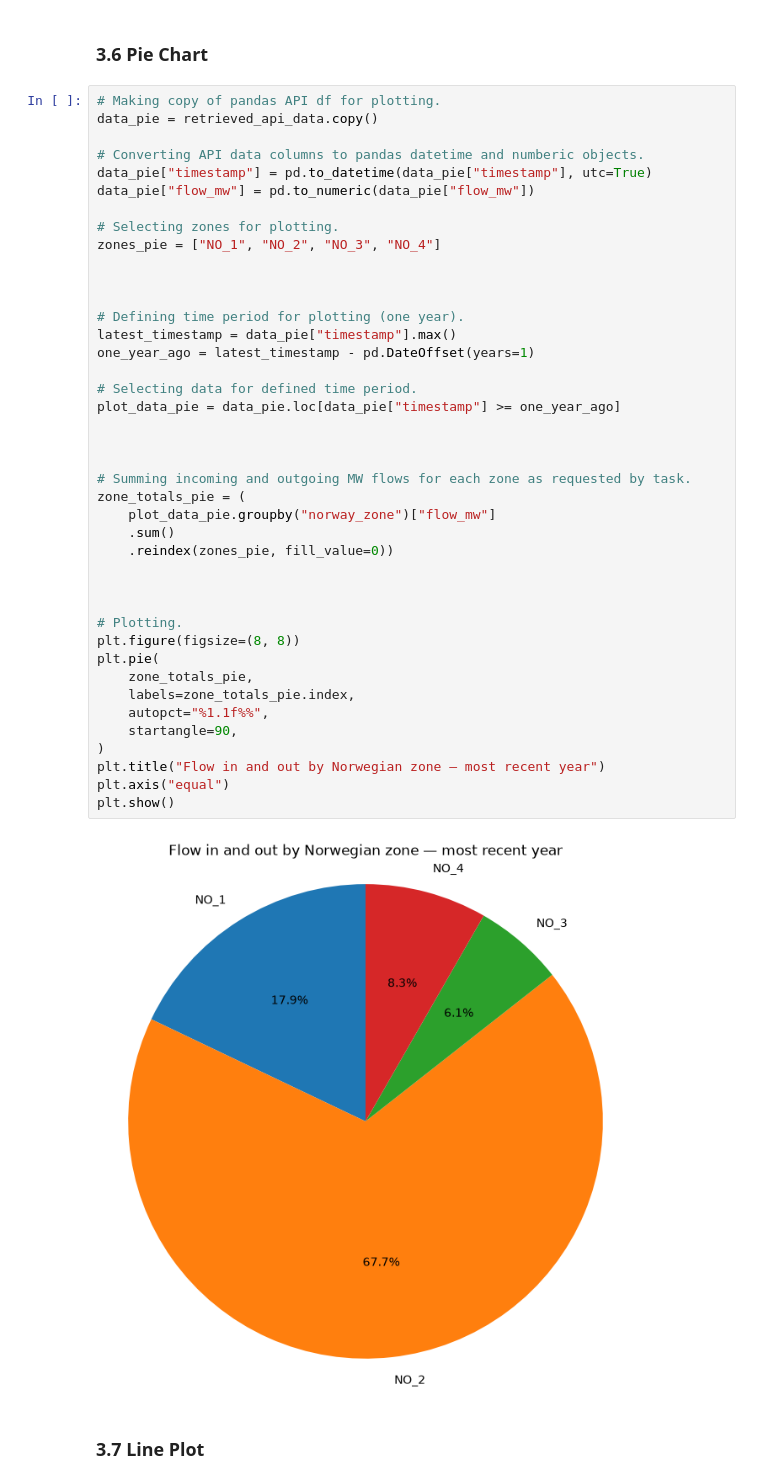
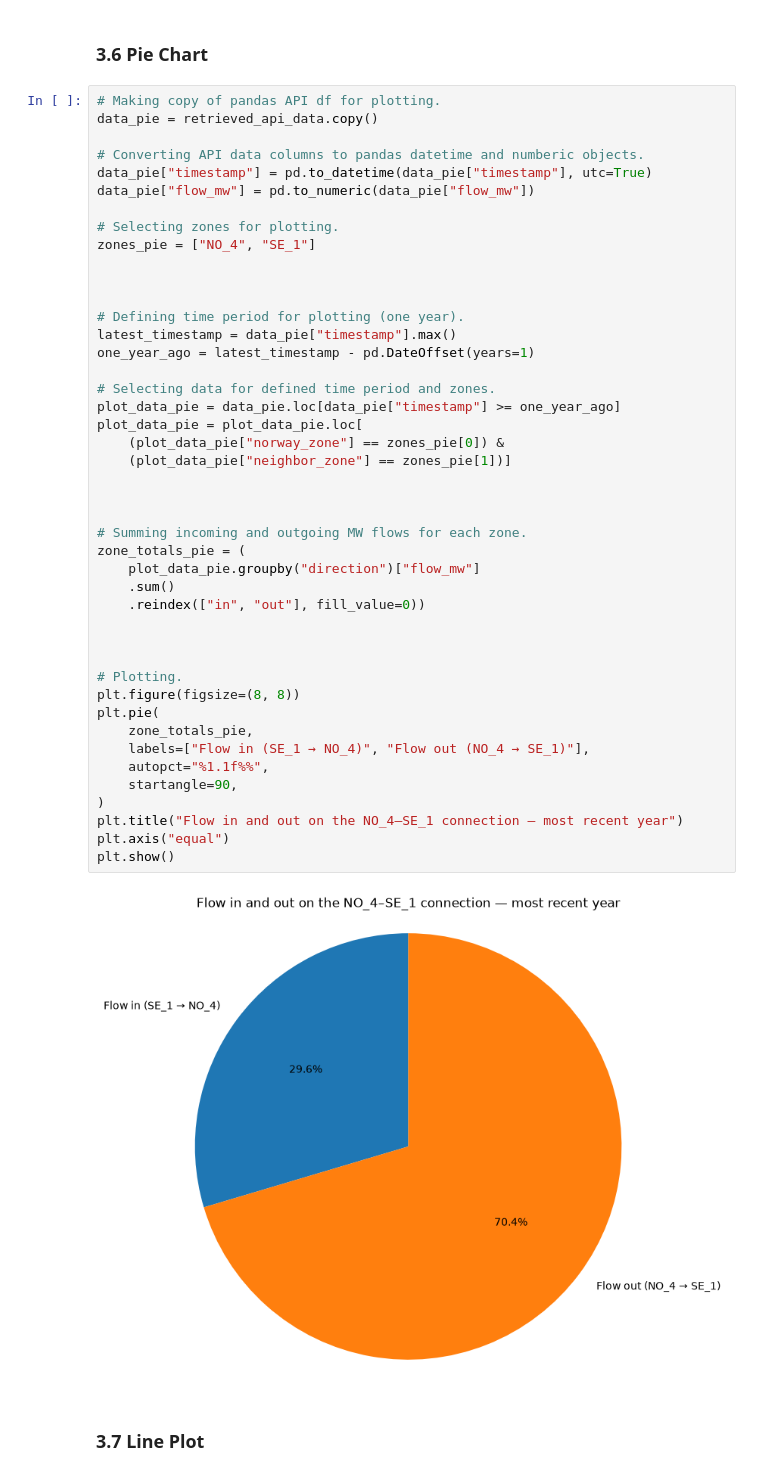
Before and after one commit to nylandgit/IND320-Repo, a Jupyter notebook: Oblig/notebooks/project_work_part2.ipynb, the cells around one changed output. Cells and saved outputs as stored; diff of their text form.

```diff
--- a/Oblig/notebooks/project_work_part2.ipynb
+++ b/Oblig/notebooks/project_work_part2.ipynb
@@ -583,41 +583,44 @@ data_pie = retrieved_api_data.copy()
 data_pie["timestamp"] = pd.to_datetime(data_pie["timestamp"], utc=True)
 data_pie["flow_mw"] = pd.to_numeric(data_pie["flow_mw"])
 
 # Selecting zones for plotting.
-zones_pie = ["NO_1", "NO_2", "NO_3", "NO_4"]
+zones_pie = ["NO_4", "SE_1"]
 
 
 
 # Defining time period for plotting (one year).
 latest_timestamp = data_pie["timestamp"].max()
 one_year_ago = latest_timestamp - pd.DateOffset(years=1)
 
-# Selecting data for defined time period.
+# Selecting data for defined time period and zones.
 plot_data_pie = data_pie.loc[data_pie["timestamp"] >= one_year_ago]
+plot_data_pie = plot_data_pie.loc[
+    (plot_data_pie["norway_zone"] == zones_pie[0]) &
+    (plot_data_pie["neighbor_zone"] == zones_pie[1])]
 
 
 
-# Summing incoming and outgoing MW flows for each zone as requested by task.
+# Summing incoming and outgoing MW flows for each zone.
 zone_totals_pie = (
-    plot_data_pie.groupby("norway_zone")["flow_mw"]
+    plot_data_pie.groupby("direction")["flow_mw"]
     .sum()
-    .reindex(zones_pie, fill_value=0))
+    .reindex(["in", "out"], fill_value=0))
 
 
 
 # Plotting.
 plt.figure(figsize=(8, 8))
 plt.pie(
     zone_totals_pie,
-    labels=zone_totals_pie.index,
+    labels=["Flow in (SE_1 → NO_4)", "Flow out (NO_4 → SE_1)"],
     autopct="%1.1f%%",
     startangle=90,
 )
-plt.title("Flow in and out by Norwegian zone — most recent year")
+plt.title("Flow in and out on the NO_4–SE_1 connection — most recent year")
 plt.axis("equal")
 plt.show()
 # %% [output]
-[figure, old version]
+[figure, new version]
 # %% [markdown]
 ### 3.7 Line Plot
 # %%
```
Also changed, not shown: 1 other file.
